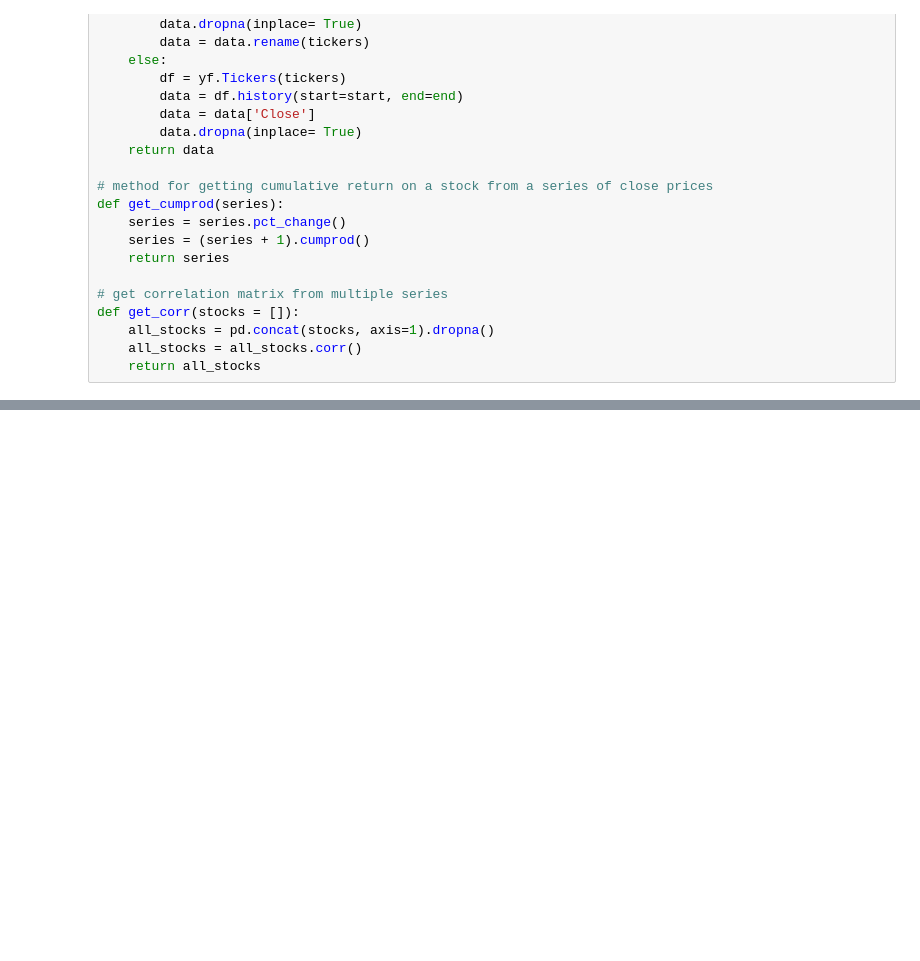
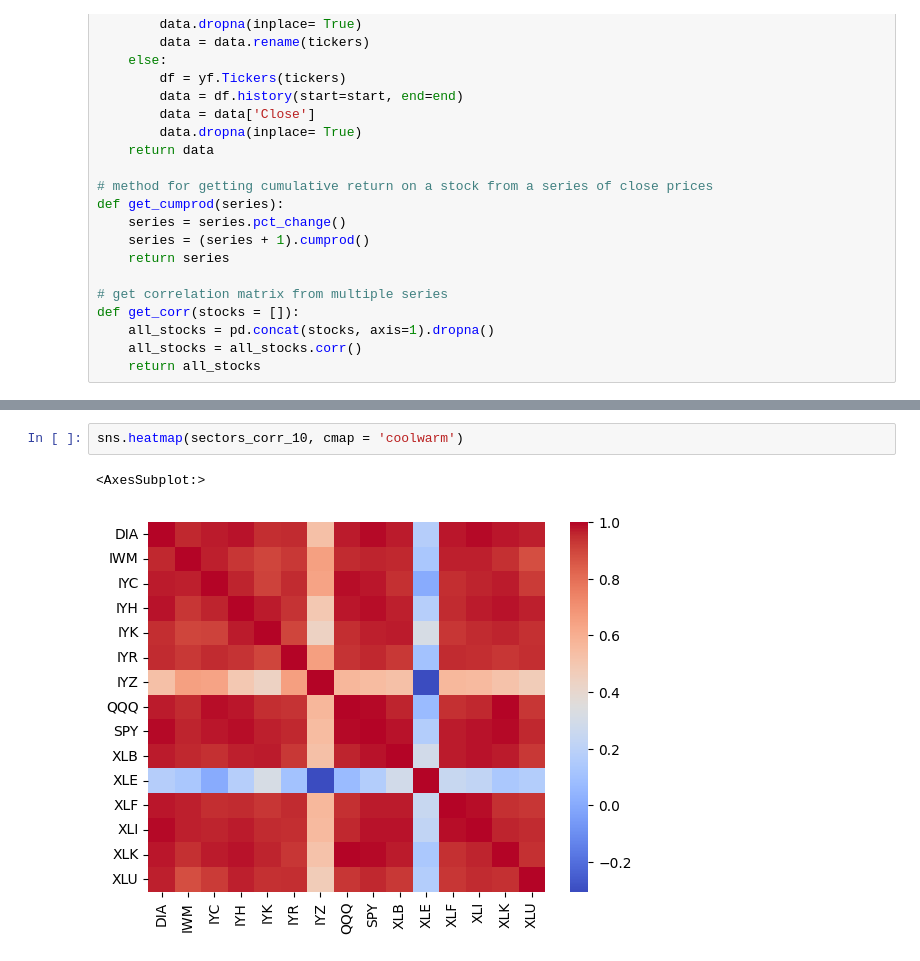
Before and after one commit to vkhorozian/Project-1, a Jupyter notebook: main.ipynb, the cells around one changed output, grey strips where cells are left out. Saved outputs shown, nothing was run; the diff lists cells and outputs as text; blank space fills up the shorter version.

```diff
--- a/main.ipynb
+++ b/main.ipynb
@@ -87,0 +91,5 @@ multiple.std().hvplot.bar()
+# %%
+sns.heatmap(sectors_corr_10, cmap = 'coolwarm')
+# %% [output]
+<AxesSubplot:>
+[figure, added]
```
Also changed, not shown: parts of 20 cells of this notebook, 1 other file.
